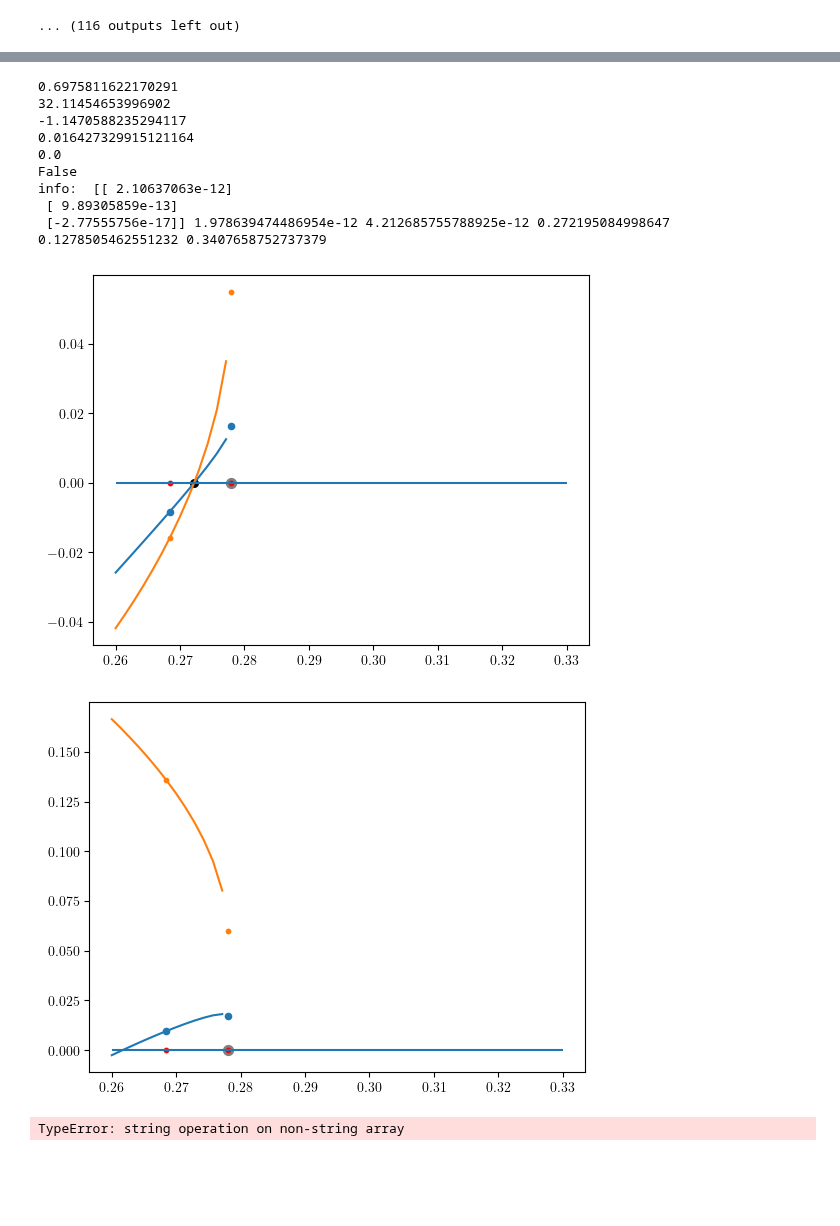
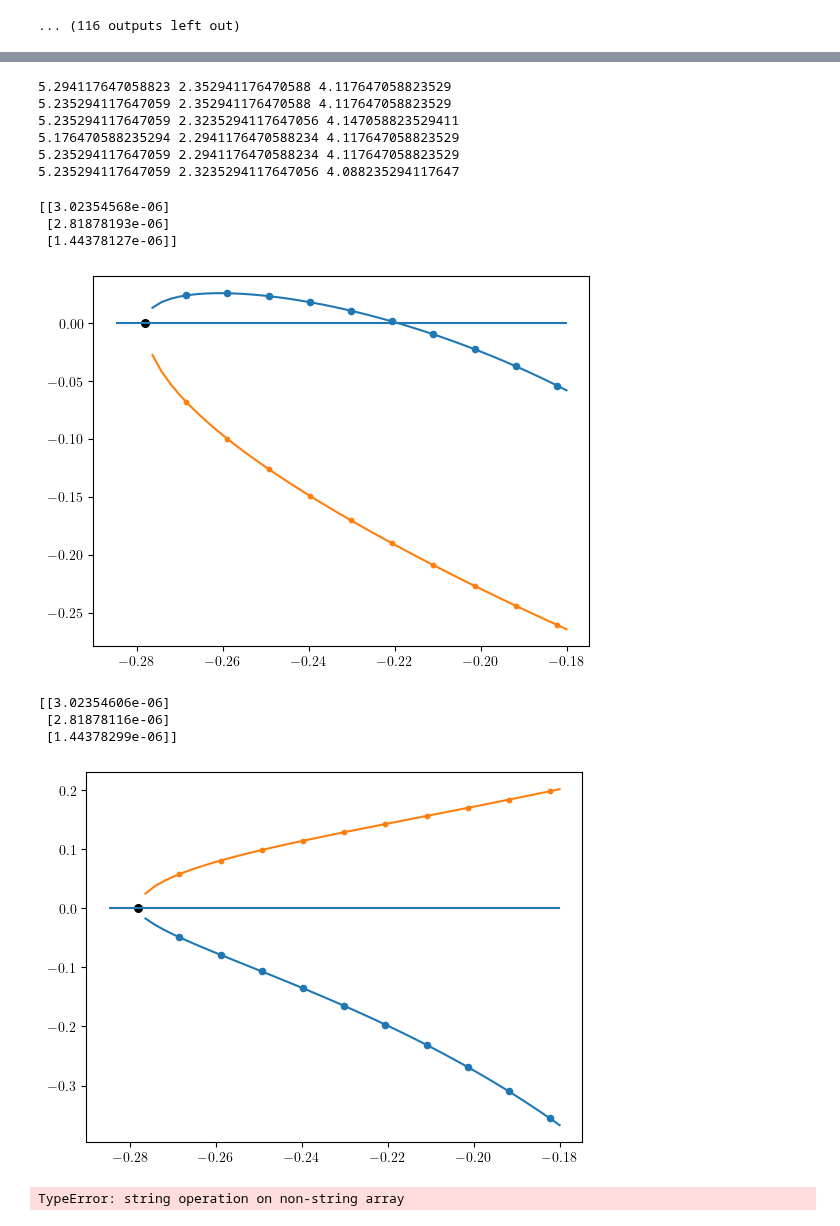
Before and after one commit to ChriGomm/Bachelor_sympy, a Jupyter notebook: delta.ipynb, the cells around one changed output, grey strips where cells are left out. Cells and saved outputs as stored; diff of their text form; code cells hidden in the pictures; blank space fills up the shorter version.

```diff
--- a/delta.ipynb
+++ b/delta.ipynb
@@ -803,6 +909,20 @@ for reps in range(10):
 ... (8 outputs left out)
+# %%
+
+for i in range(2):
+    diff = int(1-2*i)
+    print(k[17+2*diff],w[17+diff],d[17])
+    print(k[17],w[17+diff],d[17])
+    print(k[17],w[17],d[17+diff])
+# %% [output]
+5.294117647058823 2.352941176470588 4.117647058823529
+5.235294117647059 2.352941176470588 4.117647058823529
+5.235294117647059 2.3235294117647056 4.147058823529411
+5.176470588235294 2.2941176470588234 4.117647058823529
+5.235294117647059 2.2941176470588234 4.117647058823529
+5.235294117647059 2.3235294117647056 4.088235294117647
 # %%
-params = "3.3823529411764706 1.1470588235294117 2.3529411764705888"
+params = "7.529411764705882 3.1764705882352944 -4.0"
 params=params.split()
 params = [float(p) for p in params]
 kval,wval,dval = params
@@ -812,9 +932,10 @@ if 0:#dval>=0:
 else:
     s=2
     yofx = y2ofx
-x_range= np.linspace(0.26,0.33)
+x_range= np.linspace(-0.285,-0.18)
 xgrid, points = set_xgird(wval,kval,dval,Gam,sgam,points=True)
-print(xgrid[-1]-points[-1])
+# print(xgrid,points)
+# print(xgrid[-1]-points[-1])
 newgrid = []
 newpoints = []
 for pi in points:
@@ -869,50 +990,73 @@ for reps in range(2):
                     print(sol_list,r.root,[r.root-po for po in sol_list])
                     if  isclose(r.root,0,abs_tol=1/10**9):
                         pass
                     elif isclose(yofx(r.root,wval,kval,dval,Gam,sgam),0,abs_tol=1/10**9):
                         if (kval>Gam+sgam and isclose(check_spec(wval,kval,dval,Gam,sgam),0,abs_tol=1/10**9)):
                             if isclose(Fx(r.root,wval,kval,dval,Gam,sgam,s),0,abs_tol=1/10**9):
                                 sol_list.append(r.root)
                                 sol_numb+=1
                     else:
                         if isclose(Fx(r.root,wval,kval,dval,Gam,sgam,s),0,abs_tol=1/10**9):
                             sol_list.append(r.root)
                             sol_numb+=1
     i=0
     while i<sol_numb:
         x = sol_list[i]
         y = yofx(x,wval,kval,dval,Gam,sgam)
         z = m_z(x,y,wval,kval,Gam)
         if  not ((isclose(gl_np(0,np.array([x,y,z]),wval,kval,dval,Gam,sgam)[0],0,rel_tol=10e-9,abs_tol=1/10**9)) and (isclose(gl_np(0,np.array([x,y,z]),wval,kval,dval,Gam,sgam)[1],0,rel_tol=10e-9,abs_tol=1/10**9)) and (isclose(gl_np(0,np.array([x,y,z]),wval,kval,dval,Gam,sgam)[2],0,rel_tol=10e-9,abs_tol=1/10**9))):
             print(gl_np(0,np.array([x,y,z]),wval,kval,dval,Gam,sgam),Fx(x,wval,kval,dval,Gam,sgam,s),Fx2(x,wval,kval,dval,Gam,sgam,s),x,y,z)
             sol_numb-=1
             sol_list.pop(i)
         print('info: ',gl_np(0,np.array([x,y,z]),wval,kval,dval,Gam,sgam),Fx(x,wval,kval,dval,Gam,sgam,s),Fx2(x,wval,kval,dval,Gam,sgam,s),x,y,z)
+
         i+=1
     for index in range(sol_numb):
         xsol[ik,iw,id,index]= sol_list[index]
     solution_number[ik,iw,id]=sol_numb
-    plt.plot(x_range,Fx(x_range,wval,kval,dval,Gam,sgam,s))
-    plt.plot(x_range,Fx2(x_range,wval,kval,dval,Gam,sgam,s))
-    plt.scatter(xgrid,Fx(xgrid,wval,kval,dval,Gam,sgam,s),s=20)
-    plt.scatter(xgrid,Fx2(xgrid,wval,kval,dval,Gam,sgam,s),s=10)
-    plt.scatter(newpoints,np.zeros_like(newpoints),s=50,color='0.5')
-    plt.scatter(xgrid,np.zeros_like(xgrid),s=10,color='red')
+
+    plt.plot(x_range,Fx_vec(x_range,wval,kval,dval,Gam,sgam,s))
+    plt.plot(x_range,Fx2_vec(x_range,wval,kval,dval,Gam,sgam,s))
+    plt.scatter(xgrid,Fx_vec(xgrid,wval,kval,dval,Gam,sgam,s),s=20)
+    plt.scatter(xgrid,Fx2_vec(xgrid,wval,kval,dval,Gam,sgam,s),s=10)
+    # plt.scatter(newpoints,np.zeros_like(newpoints),s=50,color='0.5')
+    # plt.scatter(xgrid,np.zeros_like(xgrid),s=10,color='red')
     plt.scatter(sol_list,np.zeros_like(sol_list),s=30,color='0')
     plt.hlines(0,x_range[0],x_range[-1])
+
+
+
+    while True:
+        try:
+            newpoints[0] -=1/10**10
+            y = yofx(newpoints[0],wval,kval,dval,Gam,sgam)
+            z = m_z(newpoints[0],y,wval,kval,Gam)
+            # print(gl_np(0,np.array([newpoints[0],y,z]),wval,kval,dval,Gam,sgam))
+            if np.isnan(y):
+
+                newpoints[0]+=1/10**10
+                break
+            # print(y)
+
+        except RuntimeWarning:
+            break
+    y = yofx(newpoints[0],wval,kval,dval,Gam,sgam)
+    z = m_z(newpoints[0],y,wval,kval,Gam)
+    r = root(Foriginal_vec,args=(wval,kval,dval,Gam,sgam),x0=[newpoints[0],y])
+    plt.scatter(r.x[0],0,s=30,color='0')
+    y = r.x[1]
+    z = m_z(newpoints[0],y,wval,kval,Gam)
+    print(gl_np(0,np.array([r.x[0],y,z]),wval,kval,dval,Gam,sgam))
     plt.show()
 # %% [output]
-0.6975811622170291
-32.11454653996902
--1.1470588235294117
-0.016427329915121164
-0.0
-False
-info:  [[ 2.10637063e-12]
- [ 9.89305859e-13]
- [-2.77555756e-17]] 1.978639474486954e-12 4.212685755788925e-12 0.272195084998647 0.1278505462551232 0.3407658752737379
+[[3.02354568e-06]
+ [2.81878193e-06]
+ [1.44378127e-06]]
-[figure, old version]
+[figure, new version]
+[[3.02354606e-06]
+ [2.81878116e-06]
+ [1.44378299e-06]]
-[figure, old version]
+[figure, new version]
 # %%
 # %% [output]
 TypeError: string operation on non-string array
```
Also changed, not shown: parts of 8 cells of this notebook.
